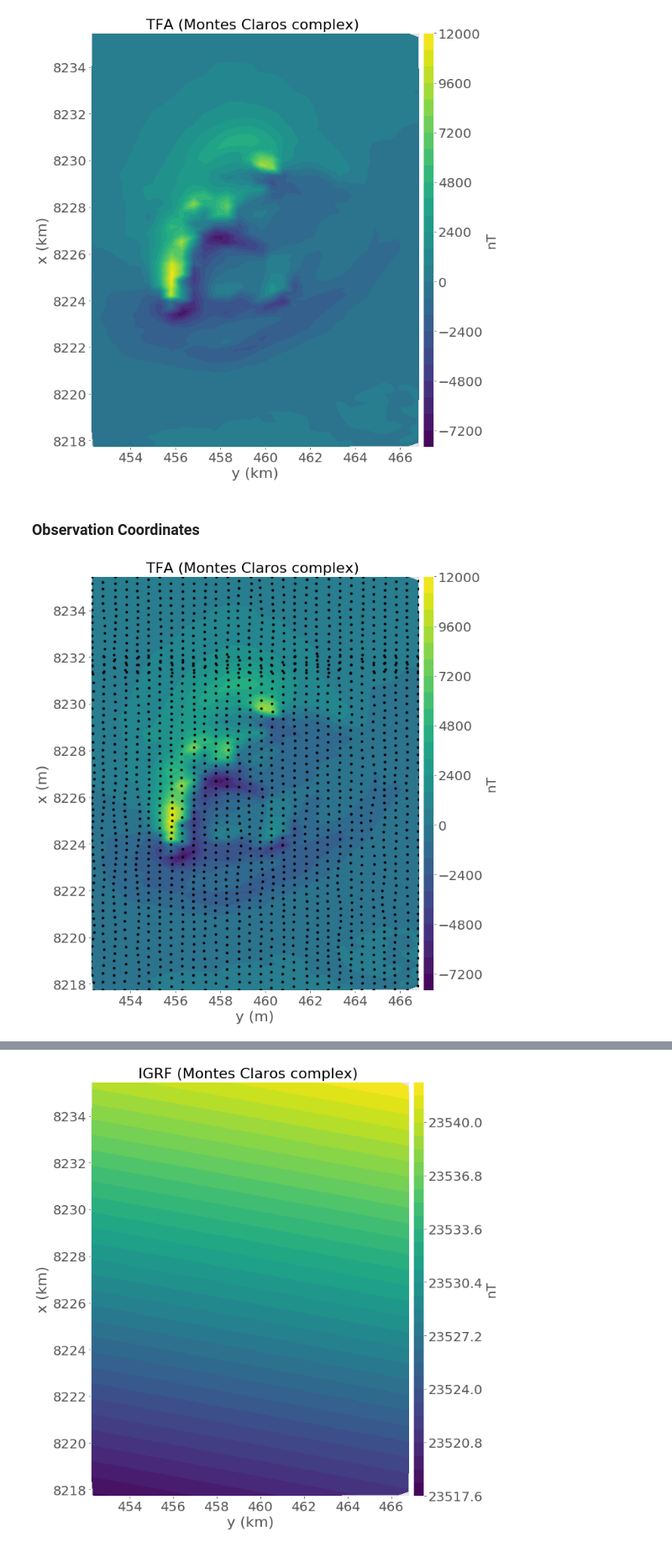
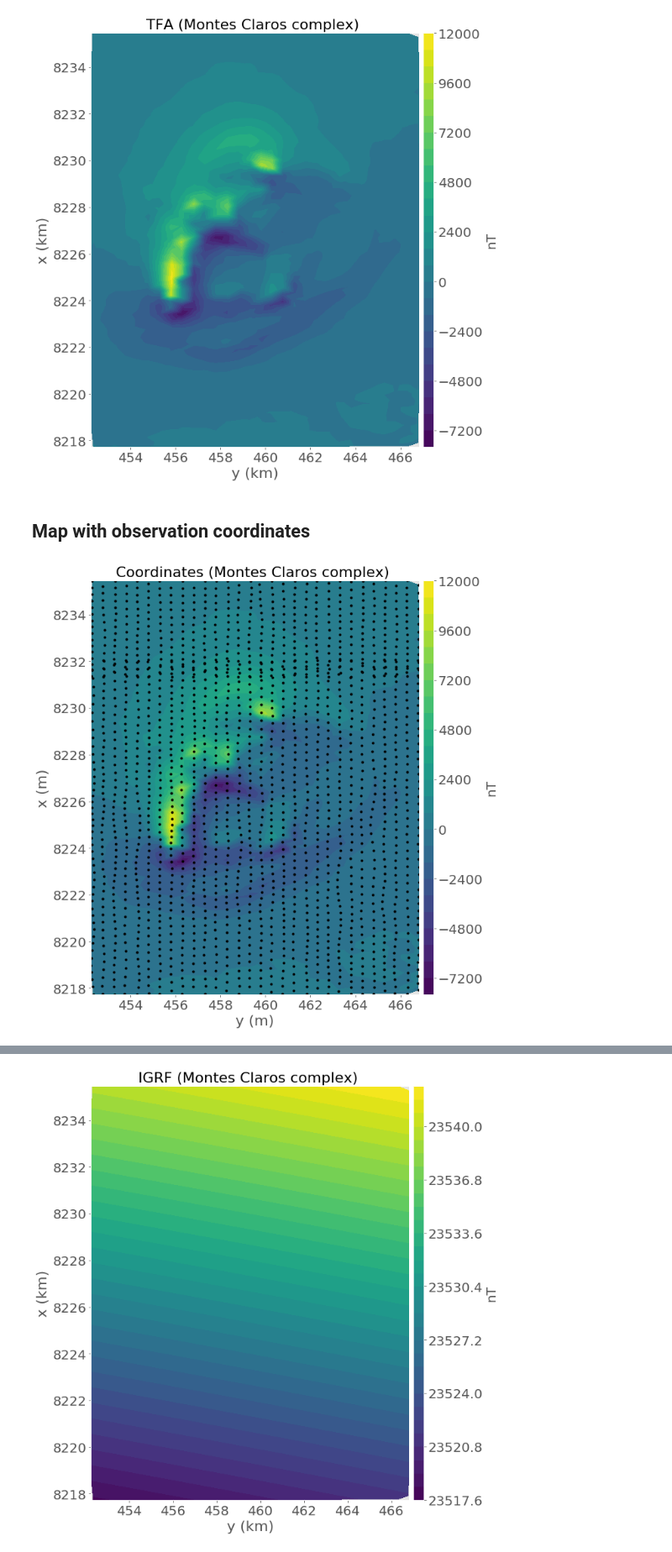
Before and after one commit to pinga-lab/eqlayer-magnetization-direction, a Jupyter notebook: code/notebooks/real_data_application/montes_claros_intrusion/Montes_Claros_intrusion_plot.ipynb, the cells around one changed output, grey strips where cells are left out. Shown at 84% size. Saved outputs shown, nothing was run; the diff lists cells and outputs as text; code cells hidden in the pictures.

Commit message:
Updating files of real data and README

```diff
--- a/code/notebooks/real_data_application/montes_claros_intrusion/Montes_Claros_intrusion_plot.ipynb
+++ b/code/notebooks/real_data_application/montes_claros_intrusion/Montes_Claros_intrusion_plot.ipynb
@@ -32,7 +34,7 @@ saved_files = []
 # %% [markdown]
 ### Columns to load and filename
 # %%
-filename = 'data_filtered_XYZ_area_40'
+filename = '../../../../data_set/data_filtered_XYZ_area_40'
 # %%
 names = ['X','Y','GPSALT','MAGRAW','MAGIGRF','IGRF','LONG','LAT']
 # %% [markdown]
@@ -137,37 +138,32 @@ saved_files.append(file_name+'.png')
 plt.show()
 # %% [output]
 [figure]
-# %% [markdown]
-### Observation Coordinates
+# %% [markdown]
+## Map with observation coordinates
 # %%
 title_font = 22
 bottom_font = 20
 saturation_factor = 1.
 plt.close('all')
 plt.figure(figsize=(10,10), tight_layout=True)
 
-plt.title('TFA (Montes Claros complex) ', fontsize=title_font)
+plt.title('Coordinates (Montes Claros complex) ', fontsize=title_font)
 plt.xlabel('y (m)', fontsize = title_font)
 plt.ylabel('x (m)', fontsize = title_font)
 plt.xlim(1e-3*data_set['y'].min(),1e-3*data_set['y'].max())
 plt.ylim(1e-3*data_set['x'].min(),1e-3*data_set['x'].max())
 plt.tricontourf(1e-3*data_set['y'],1e-3*data_set['x'],data_set['tfa_40'],30, cmap='viridis')
 plt.plot(1e-3*data_set['y'],1e-3*data_set['x'],'k.')
 plt.tick_params(axis='both', which='major', labelsize=bottom_font)
 cb = plt.colorbar(pad=0.01, aspect=40, shrink=1.0)
 cb.set_label('nT',size=bottom_font)
 cb.ax.tick_params(labelsize=bottom_font)
 
-
-
-file_name = 'figs/RTP_data_montes_claros'
+file_name = 'figs/observation_coordinates_montes_claros'
 plt.savefig(file_name+'.png',dpi=300)
 saved_files.append(file_name+'.png')
 
-plt.savefig(file_name+'.eps',dpi=300)
-saved_files.append(file_name+'.eps')
-
 plt.show()
 # %% [output]
-[figure, old version]
+[figure, new version]
 # %% [markdown]
```
Also changed, not shown: parts of 19 cells of this notebook, 47 other files.
